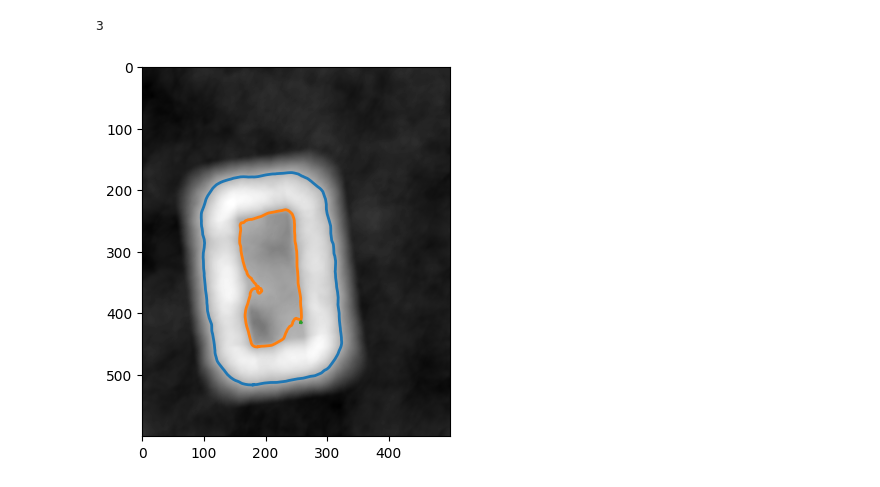
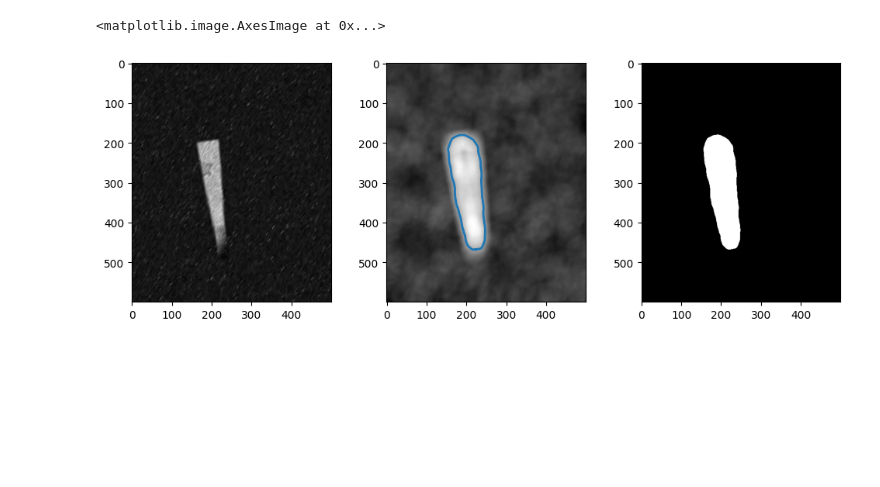
Before and after one commit to AlexGubkin/forInterview, a Jupyter notebook: rockProcessing/rockProcessing.ipynb, the cells around one changed output. Cells and saved outputs as stored; diff of their text form; code cells hidden in the pictures; blank space fills up the shorter version.

```diff
--- a/rockProcessing/rockProcessing.ipynb
+++ b/rockProcessing/rockProcessing.ipynb
@@ -52,6 +51,8 @@ for i in np.arange(0, len(CTSources), dtype = np.int64):
     logger.info(str(CTSources[i]))
     logger.info('\tHeight: ' + str(CTImages[i].shape[0]))
     logger.info('\tWidth: ' + str(CTImages[i].shape[1]))
+# %%
+testSlice = 300
 # %%
 # Debugging
 figure, axis = plt.subplots()
@@ -124,2 +136,2 @@ axis.plot(
 # %%
-entropy = ski.filters.rank.entropy(CTImages[200], ski.morphology.disk(50))
+entropy = ski.filters.rank.entropy(CTImages[testSlice], ski.morphology.disk(30))
@@ -141,16 +143,17 @@ axis.imshow(entropy, cmap=plt.cm.gray)
 # %%
 # Find contours at a constant value
-contours = ski.measure.find_contours(entropy, 5.85)
-# contours = ski.measure.find_contours(CTImages[200], 150)
+contours = ski.measure.find_contours(entropy, np.min(entropy) + 0.65*(np.max(entropy) - np.min(entropy)))
-# %%
-len(contours)
-# %% [output]
-3
+# %%
+binaryImage = entropy > np.min(entropy) + 0.65*(np.max(entropy) - np.min(entropy))
 # %%
 # Debugging
-figure, axis = plt.subplots()
-axis.imshow(entropy, cmap=plt.cm.gray)
+figure, axis = plt.subplots(nrows=1, ncols=3)
+figure.set_size_inches(12, 4)
+axis[0].imshow(CTImages[testSlice], cmap=plt.cm.gray)
+axis[1].imshow(entropy, cmap=plt.cm.gray)
 for contour in contours:
-    axis.plot(contour[:, 1], contour[:, 0], linewidth=2)
+    axis[1].plot(contour[:, 1], contour[:, 0], linewidth=2)
+axis[2].imshow(binaryImage, cmap=plt.cm.gray)
 # %% [output]
+<matplotlib.image.AxesImage at 0x...>
-[figure, old version]
+[figure, new version]
```
Also changed, not shown: parts of 23 cells of this notebook.
